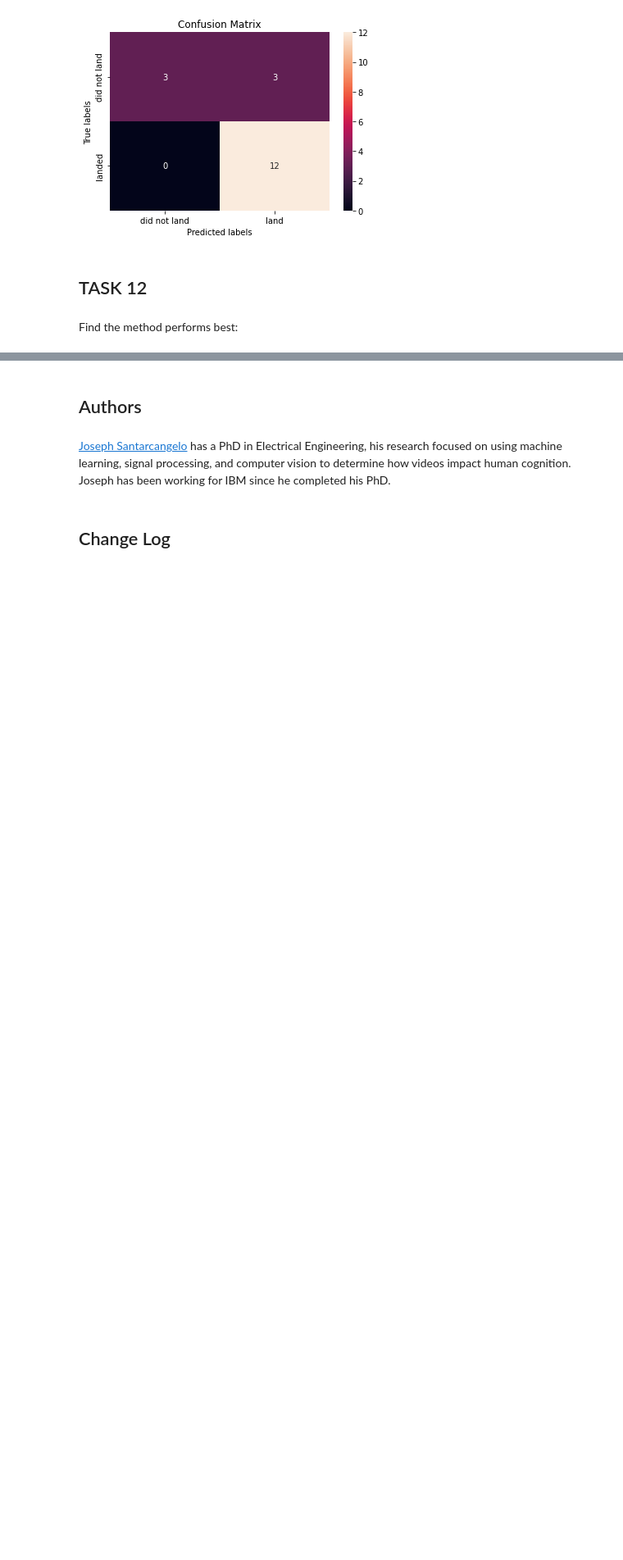
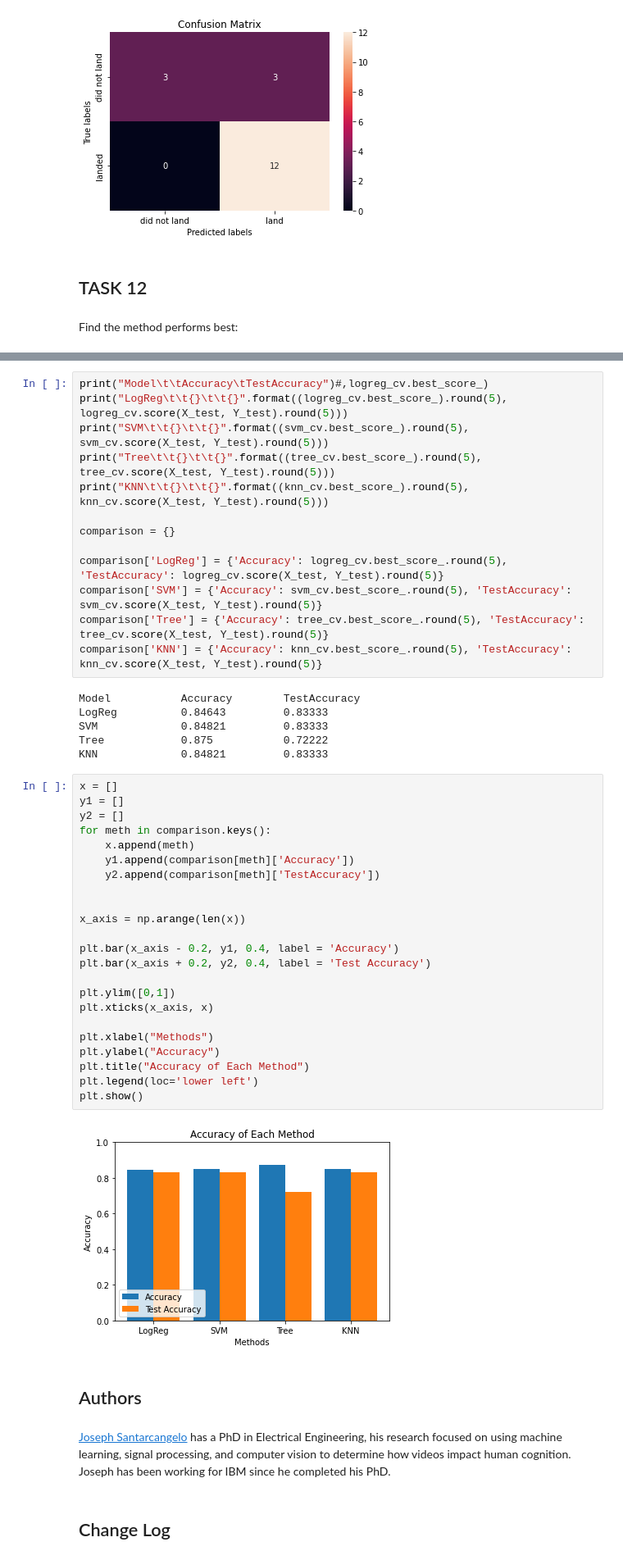
Before and after one commit to Lhabahbeh/DS_Capstone_Project, a Jupyter notebook: Machine Learning Prediction lab.ipynb, the cells around one changed output, grey strips where cells are left out. Shown: that part at 82% size. Saved outputs shown, nothing was run; the diff lists cells and outputs as text; blank space fills up the shorter version.

```diff
--- a/Machine Learning Prediction lab.ipynb
+++ b/Machine Learning Prediction lab.ipynb
@@ -338,4 +338,48 @@ Accuracy for Decision tree method: 0.8333333333333334
 Accuracy for K nearsdt neighbors method: 0.8333333333333334
+# %%
+print("Model\t\tAccuracy\tTestAccuracy")#,logreg_cv.best_score_)
+print("LogReg\t\t{}\t\t{}".format((logreg_cv.best_score_).round(5), logreg_cv.score(X_test, Y_test).round(5)))
+print("SVM\t\t{}\t\t{}".format((svm_cv.best_score_).round(5), svm_cv.score(X_test, Y_test).round(5)))
+print("Tree\t\t{}\t\t{}".format((tree_cv.best_score_).round(5), tree_cv.score(X_test, Y_test).round(5)))
+print("KNN\t\t{}\t\t{}".format((knn_cv.best_score_).round(5), knn_cv.score(X_test, Y_test).round(5)))
+
+comparison = {}
+
+comparison['LogReg'] = {'Accuracy': logreg_cv.best_score_.round(5), 'TestAccuracy': logreg_cv.score(X_test, Y_test).round(5)}
+comparison['SVM'] = {'Accuracy': svm_cv.best_score_.round(5), 'TestAccuracy': svm_cv.score(X_test, Y_test).round(5)}
+comparison['Tree'] = {'Accuracy': tree_cv.best_score_.round(5), 'TestAccuracy': tree_cv.score(X_test, Y_test).round(5)}
+comparison['KNN'] = {'Accuracy': knn_cv.best_score_.round(5), 'TestAccuracy': knn_cv.score(X_test, Y_test).round(5)}
+# %% [output]
+Model           Accuracy        TestAccuracy
+LogReg          0.84643         0.83333
+SVM             0.84821         0.83333
+Tree            0.875           0.72222
+KNN             0.84821         0.83333
+# %%
+x = []
+y1 = []
+y2 = []
+for meth in comparison.keys():
+    x.append(meth)
+    y1.append(comparison[meth]['Accuracy'])
+    y2.append(comparison[meth]['TestAccuracy'])
+
+
+x_axis = np.arange(len(x))
+
+plt.bar(x_axis - 0.2, y1, 0.4, label = 'Accuracy')
+plt.bar(x_axis + 0.2, y2, 0.4, label = 'Test Accuracy')
+
+plt.ylim([0,1])
+plt.xticks(x_axis, x)
+
+plt.xlabel("Methods")
+plt.ylabel("Accuracy")
+plt.title("Accuracy of Each Method")
+plt.legend(loc='lower left')
+plt.show()
+# %% [output]
+[figure, added]
 # %% [markdown]
 ## Authors
 # %% [markdown]
```
Also changed, not shown: parts of 4 cells of this notebook.
